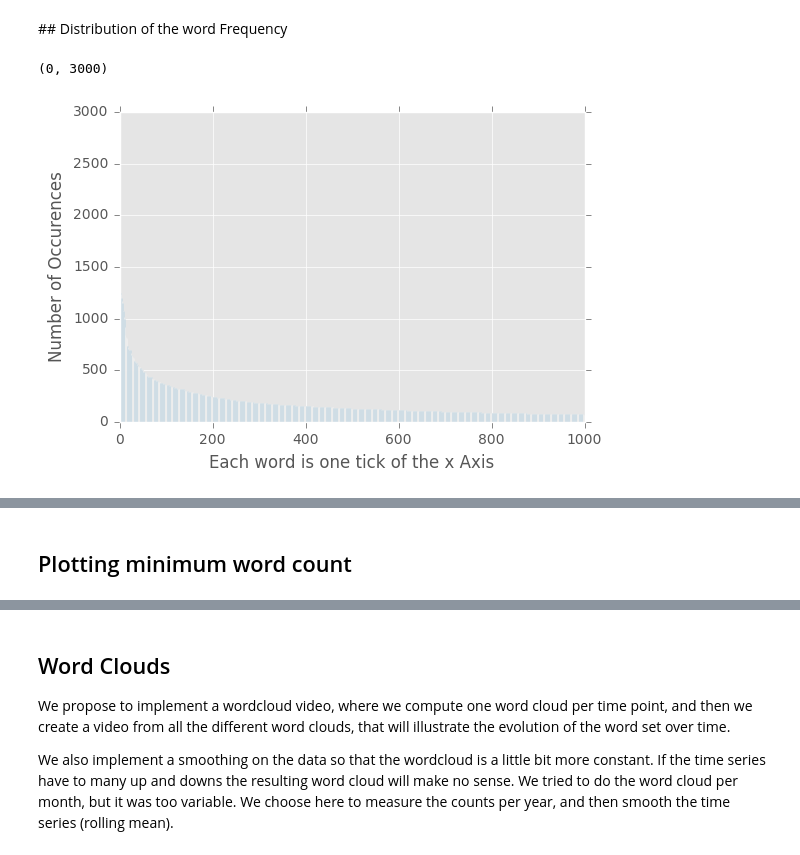
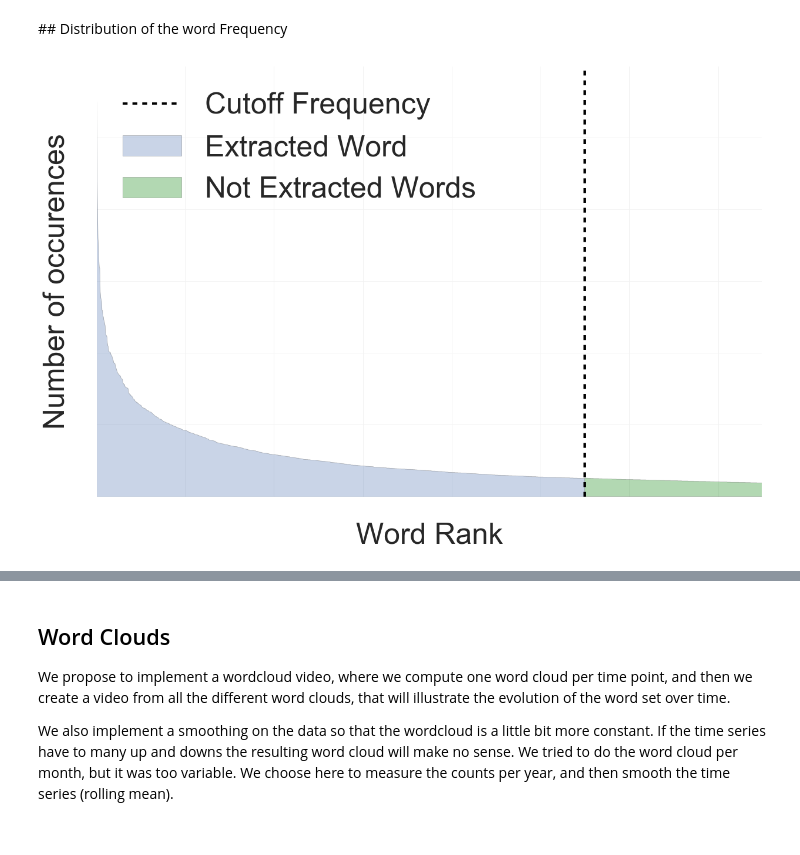
Before and after one commit to ThomVett/Project_ADA, a Jupyter notebook: Visualizations.ipynb, the cells around one changed output, grey strips where cells are left out. Cells and saved outputs as stored; diff of their text form; code cells hidden in the pictures.

```diff
--- a/Visualizations.ipynb
+++ b/Visualizations.ipynb
@@ -177,18 +179,33 @@ plt.savefig('Plots/WordCountYear.png')
 [figure]
 # %% [markdown]
 ## Distribution of the word Frequency
-# %%
-width = 0.7
-totWords = 1000
-numWords =len(word.loc[yearIndex[1000]].sort_values(ascending=False).index[0:totWords])
-plt.bar(np.arange(numWords),
-        word.loc[yearIndex[1000]].sort_values(ascending=False).values[0:totWords],width)
-plt.ylabel('Number of Occurences')
-plt.xlabel('Each word is one tick of the x Axis')
-plt.ylim([0,3000])
-# %% [output]
-(0, 3000)
-[figure, removed]
+# %%
+width = 0.7
+f, ax = plt.subplots()
+numWords =word.loc[yearIndex[2000]].sort_values(ascending=False).values
+plt.fill_between(np.arange(0,len(numWords))[0:1100],
+        numWords[0:1100],np.zeros(len(numWords))[0:1100],alpha=0.3,label='Extracted Word')
+plt.fill_between(np.arange(0,len(numWords))[1100:],
+        numWords[1100:],np.zeros(len(numWords))[1100:],alpha=0.3,facecolor='green',label='Not Extracted Words')
+#plt.annotate('Extracted Data', xy=(200, 100), xytext=(250, 1000),
+ #           arrowprops=dict(facecolor='black', shrink=1,width=1),fontsize=36)
+#plt.annotate('Not Extracted Data', xy=(1000, 100), xytext=(1000, 1000),
+ #           arrowprops=dict(facecolor='black', shrink=1,width=1),fontsize=36)
+
+ax.set_ylabel('Number of occurences',fontsize=36,labelpad=20,**hfont)
+ax.set_xlabel('Word Rank',fontsize=36,labelpad=20,**hfont)
+plt.plot((1100, 1100), (0, 3000), 'k--',label='Cutoff Frequency')
+plt.legend(loc=2,prop={'size':36})
+ax1 = plt.gca()
+#ax1.axes.get_().set_visible(False)
+#ax1.axes.get_yaxis().set_visible(False)
+ax1.set_yticklabels([])
+ax1.set_xticklabels([])
+plt.xlim([0,1500])
+plt.ylim([0,3000])
+plt.savefig('Plots/distribution_Example.png')
+# %% [output]
+[figure, added]
 # %%
 import plotly.plotly as py
 import plotly.graph_objs as go
@@ -204,5 +221,3 @@ fig = Figure(data=data, layout=layoutwordfreq)
 py.iplot(fig, filename='wordDistribution',show_link=False)
 # %% [output]
 [interactive output not drawn]
-# %% [markdown]
-## Plotting minimum word count
```
Also changed, not shown: parts of 10 cells of this notebook, 10 other files.
